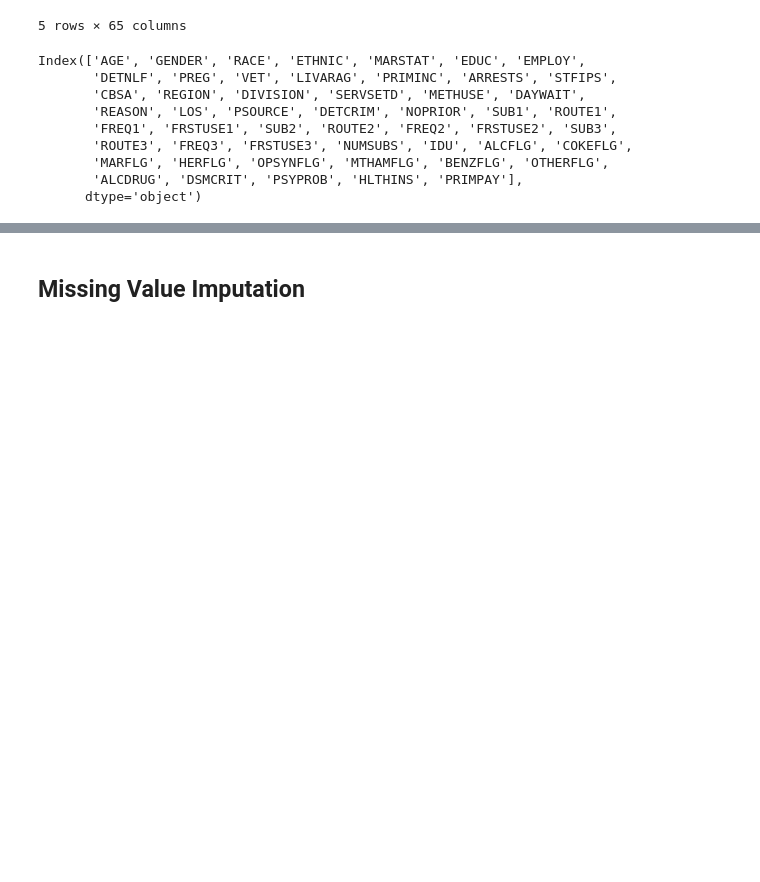
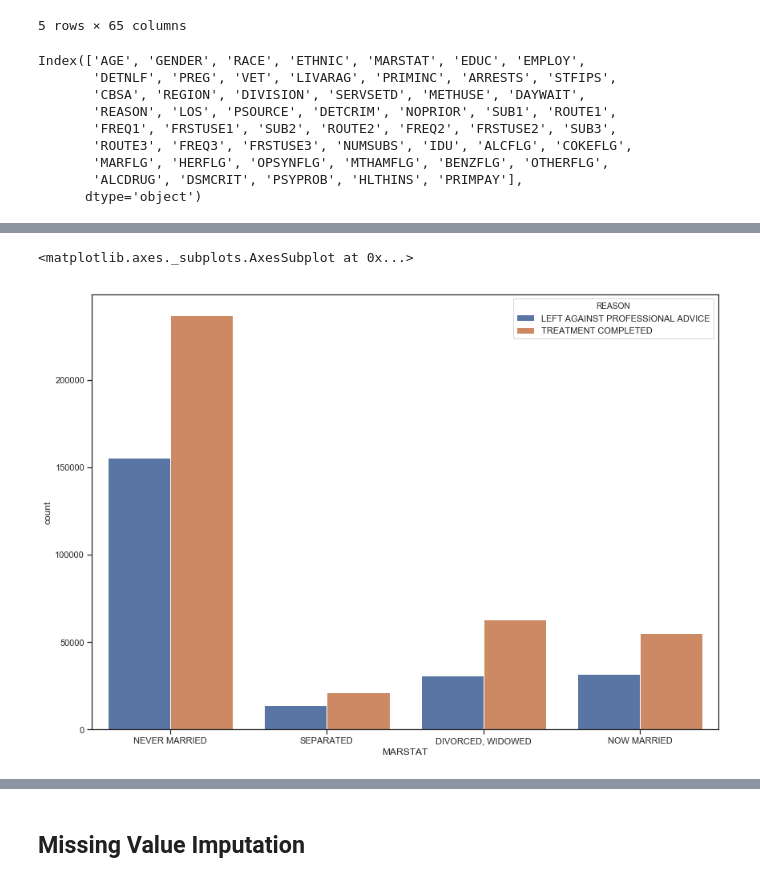
Before and after one commit to fosbery/CS-Machine-Learning-in-Python, a Jupyter notebook: Rehabilitation Project/RehabCode.ipynb, the cells around one changed output, grey strips where cells are left out. Saved outputs shown, nothing was run; the diff lists cells and outputs as text; code cells hidden in the pictures; blank space fills up the shorter version.

```diff
--- a/Rehabilitation Project/RehabCode.ipynb
+++ b/Rehabilitation Project/RehabCode.ipynb
@@ -92,0 +156,6 @@ rehabclean = rehabclean.query('REASON in ["TREATMENT COMPLETED","TERMINATED BY F
+# %%
+#MARSTAT?
+sns.countplot(x="MARSTAT", hue="REASON", data=rehabclean)
+# %% [output]
+<matplotlib.axes._subplots.AxesSubplot at 0x...>
+[figure, added]
```
Also changed, not shown: parts of 57 cells of this notebook.
